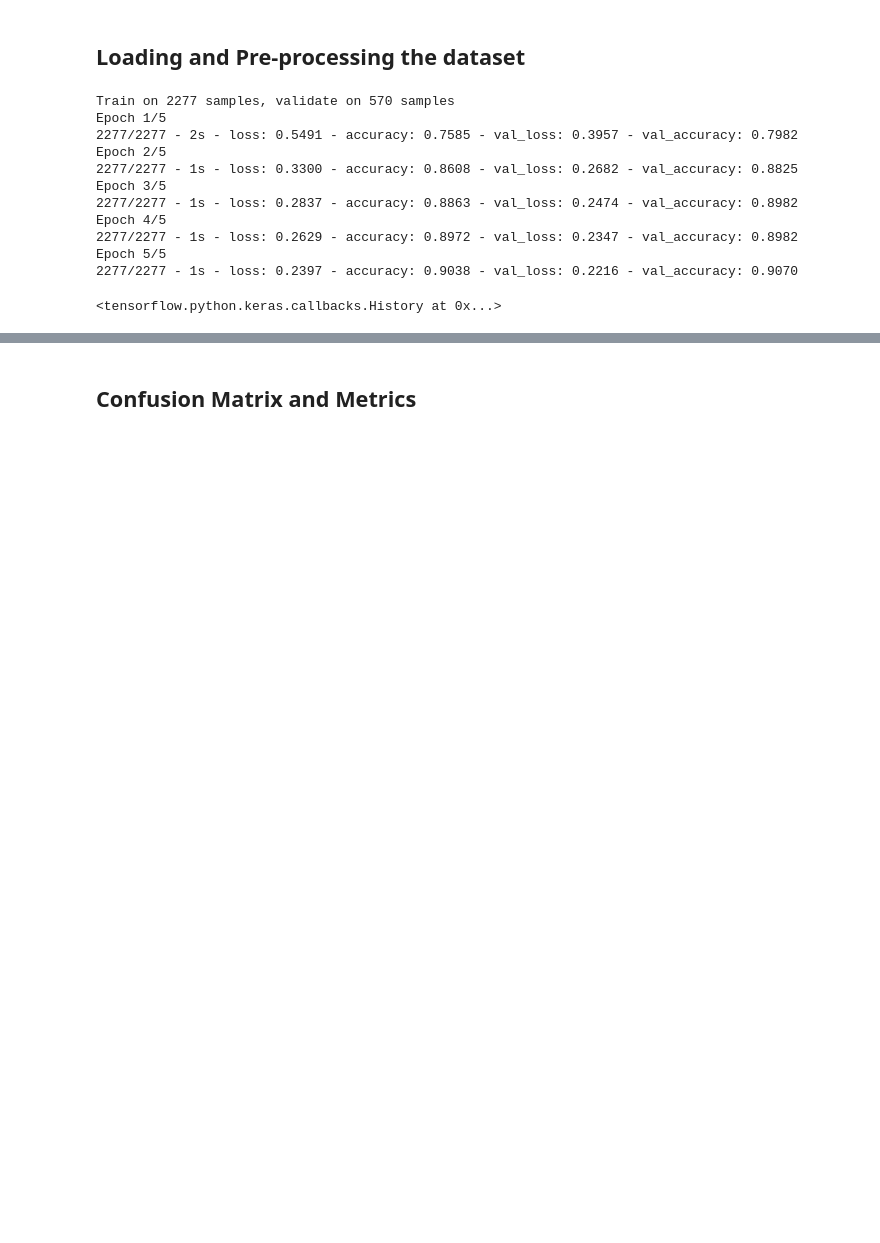
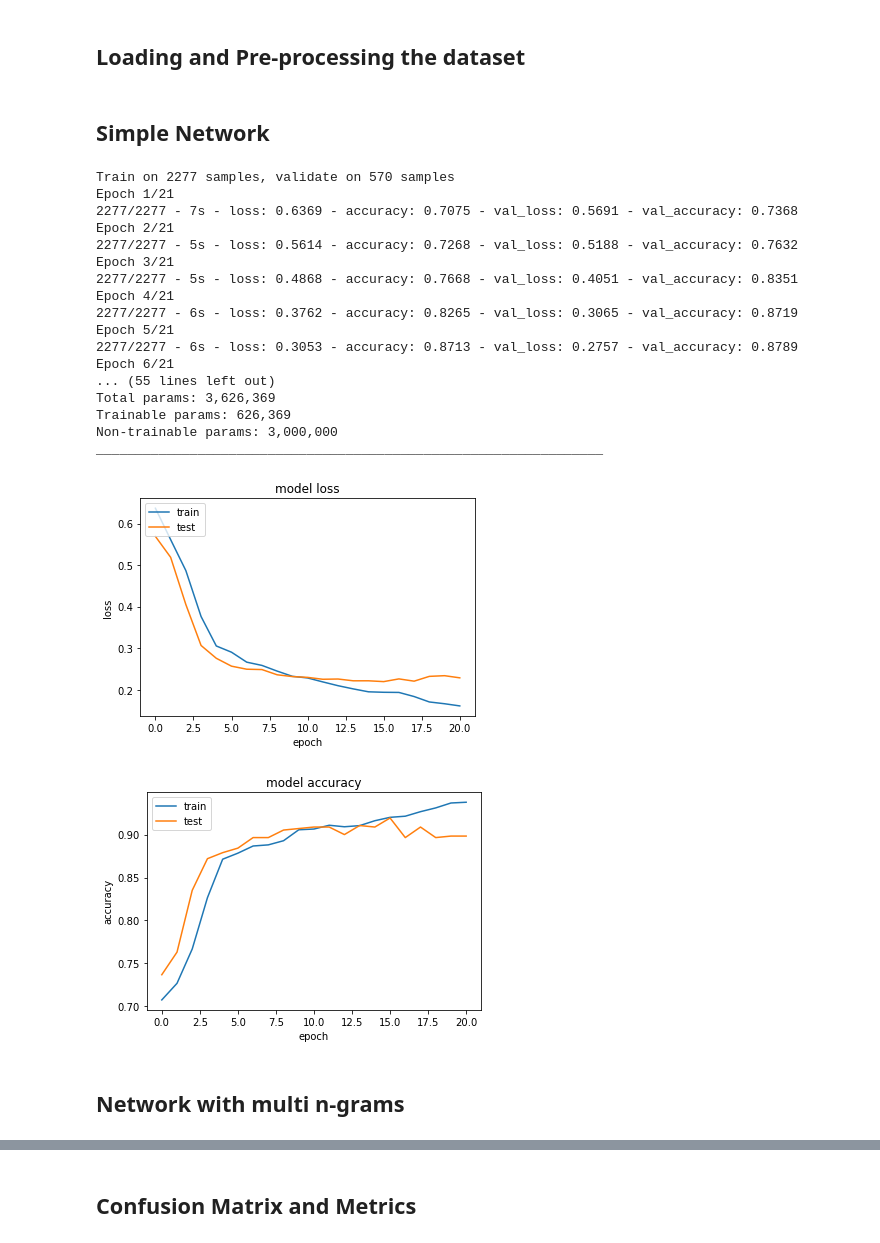
Before and after one commit to kamilszymczak/dissertation, a Jupyter notebook: ml/convnet.ipynb, the cells around one changed output, grey strips where cells are left out. Drawn from its saved outputs; the diff is of its cells as text; code cells hidden in the pictures; blank space fills up the shorter version.

```diff
--- a/ml/convnet.ipynb
+++ b/ml/convnet.ipynb
@@ -117,32 +108,51 @@ from tensorflow.keras.layers import Dense, Dropout, Flatten, MaxPooling1D, Embed
+# %% [markdown]
+## Simple Network
 # %%
     model_cnn = Sequential()
     e = Embedding(NUM_WORDS, 300, weights=[embedding_matrix], input_length=longest+5, trainable=False)
     model_cnn.add(e)
-    model_cnn.add(Conv1D(filters=100, kernel_size=3, padding='valid', activation='relu', strides=1))
-    # model_cnn.add(GlobalMaxPooling1D())
+    model_cnn.add(Dropout(0.2))
+    model_cnn.add(Conv1D(filters=256, kernel_size=1, padding='valid', activation='relu', strides=1))
+    model_cnn.add(MaxPooling1D(2))
 
-    model_cnn.add(Conv1D(filters=50, kernel_size=2, padding='valid', activation='relu', strides=1))
-    model_cnn.add(GlobalAveragePooling1D())
-    # model_cnn.add(MaxPooling1D(pool_size=2, strides=1))
+    model_cnn.add(Conv1D(filters=128, kernel_size=3, padding='valid', activation='relu', strides=1))
+    model_cnn.add(MaxPooling1D(3))
 
-    model_cnn.add(Dense(256, activation='relu'))
+    model_cnn.add(Dropout(0.0))
+
+    model_cnn.add(Flatten())
+    model_cnn.add(Dense(160, activation='relu'))
     model_cnn.add(Dense(1, activation='sigmoid'))
-    model_cnn.compile(loss='binary_crossentropy', optimizer='adam', metrics=['accuracy'])
-    model_cnn.fit(X_train, y_train, validation_data=(X_test, y_test), epochs=5, batch_size=32, verbose=2)
-    # model_cnn.summary()
+    adam = tf.keras.optimizers.Adam(learning_rate=0.0001)
+    model_cnn.compile(loss='binary_crossentropy', optimizer=adam, metrics=['accuracy'])
+    fit_obj = model_cnn.fit(X_train, y_train, validation_data=(X_test, y_test), epochs=21, batch_size=32, verbose=2)
+    model_cnn.summary()
 # %% [output]
 Train on 2277 samples, validate on 570 samples
-Epoch 1/5
-2277/2277 - 2s - loss: 0.5491 - accuracy: 0.7585 - val_loss: 0.3957 - val_accuracy: 0.7982
-Epoch 2/5
-2277/2277 - 1s - loss: 0.3300 - accuracy: 0.8608 - val_loss: 0.2682 - val_accuracy: 0.8825
-Epoch 3/5
-2277/2277 - 1s - loss: 0.2837 - accuracy: 0.8863 - val_loss: 0.2474 - val_accuracy: 0.8982
-Epoch 4/5
-2277/2277 - 1s - loss: 0.2629 - accuracy: 0.8972 - val_loss: 0.2347 - val_accuracy: 0.8982
-Epoch 5/5
-2277/2277 - 1s - loss: 0.2397 - accuracy: 0.9038 - val_loss: 0.2216 - val_accuracy: 0.9070
+Epoch 1/21
+2277/2277 - 7s - loss: 0.6369 - accuracy: 0.7075 - val_loss: 0.5691 - val_accuracy: 0.7368
+Epoch 2/21
+2277/2277 - 5s - loss: 0.5614 - accuracy: 0.7268 - val_loss: 0.5188 - val_accuracy: 0.7632
+Epoch 3/21
+2277/2277 - 5s - loss: 0.4868 - accuracy: 0.7668 - val_loss: 0.4051 - val_accuracy: 0.8351
+Epoch 4/21
+2277/2277 - 6s - loss: 0.3762 - accuracy: 0.8265 - val_loss: 0.3065 - val_accuracy: 0.8719
+Epoch 5/21
+2277/2277 - 6s - loss: 0.3053 - accuracy: 0.8713 - val_loss: 0.2757 - val_accuracy: 0.8789
+Epoch 6/21
+... (55 lines left out)
+Total params: 3,626,369
+Trainable params: 626,369
+Non-trainable params: 3,000,000
+_________________________________________________________________
-<tensorflow.python.keras.callbacks.History at 0x...>
+# %%
+gh.model_loss(fit_obj)
+gh.model_accuracy(fit_obj)
+# %% [output]
+[figure, added]
+[figure, added]
+# %% [markdown]
+## Network with multi n-grams
 # %%
 tweet_input = Input(shape=(longest+5,), dtype='int32')
 
```
Also changed, not shown: parts of 17 cells of this notebook.
